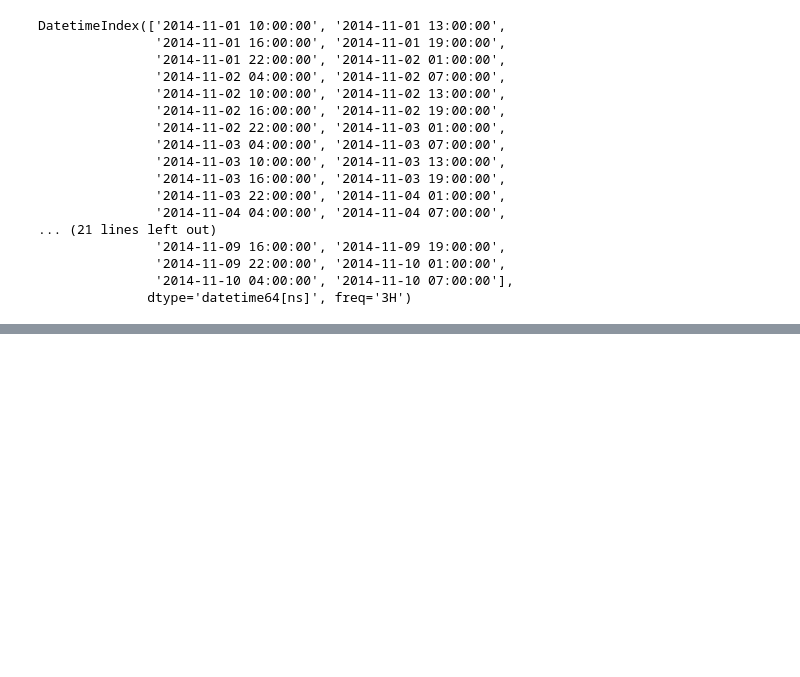
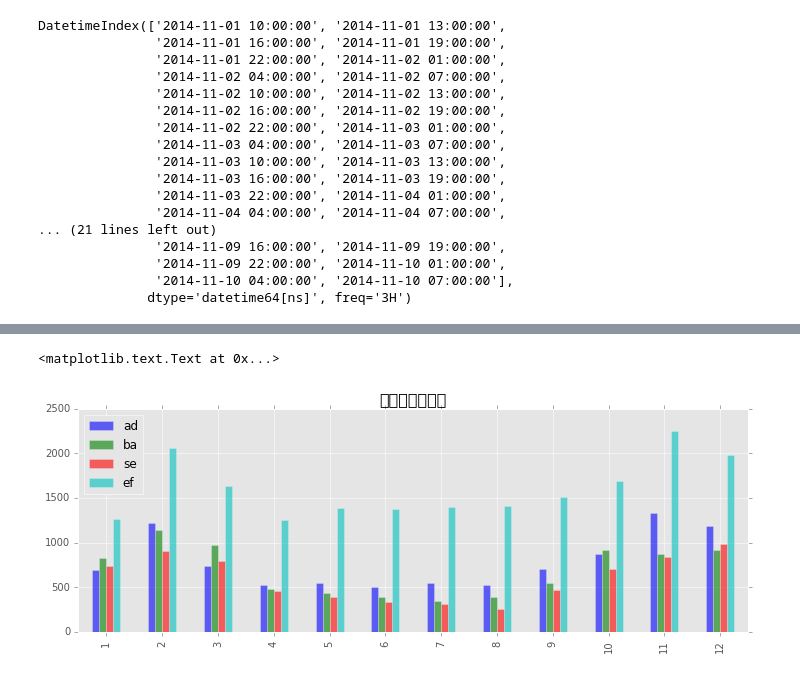
Before and after one commit to cushy79/docker-stacks, a Jupyter notebook: jupyter/notebooks/pandas.ipynb, the cells around one changed output, grey strips where cells are left out. Cells and saved outputs as stored; diff of their text form; code cells hidden in the pictures; blank space fills up the shorter version.

```diff
--- a/jupyter/notebooks/pandas.ipynb
+++ b/jupyter/notebooks/pandas.ipynb
@@ -140,0 +155,17 @@ ts.plot()
+# %%
+# http://qiita.com/hik0107/items/de5785f680096df93efa
+
+url = 'https://vincentarelbundock.github.io/Rdatasets/csv/robustbase/ambientNOxCH.csv'
+df_sample = pd.read_csv(url, parse_dates=1, index_col=1)
+
+df_sample
+
+# dfの準備
+df = df_sample.iloc[:, 1:]
+
+# df_monthlyの準備
+df_monthly = df.copy()
+df_monthly.index = df_monthly.index.map(lambda x: x.month)
+df_monthly = df_monthly.groupby(level=0).sum()
+
+df_monthly
@@ -140,0 +208,6 @@ ts.plot()
+# %%
+df_monthly.plot.bar(y=['ad', 'ba', 'se', 'ef'], alpha=0.6, figsize=(12,4))
+plt.title(u'普通の棒グラフ', size=16)
+# %% [output]
+<matplotlib.text.Text at 0x...>
+[figure, added]
```
Also changed, not shown: parts of 29 cells of this notebook, 5 other files.
